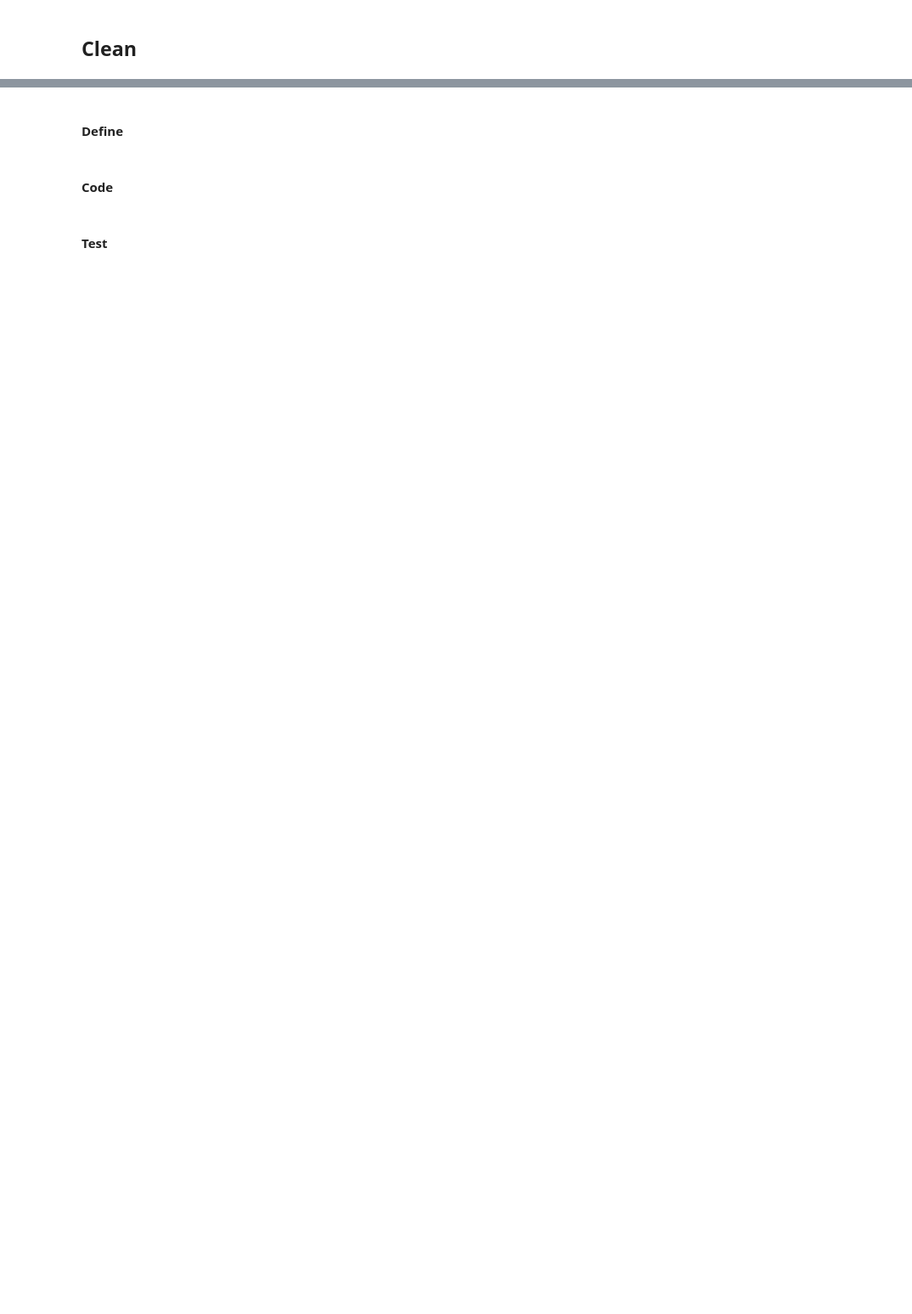
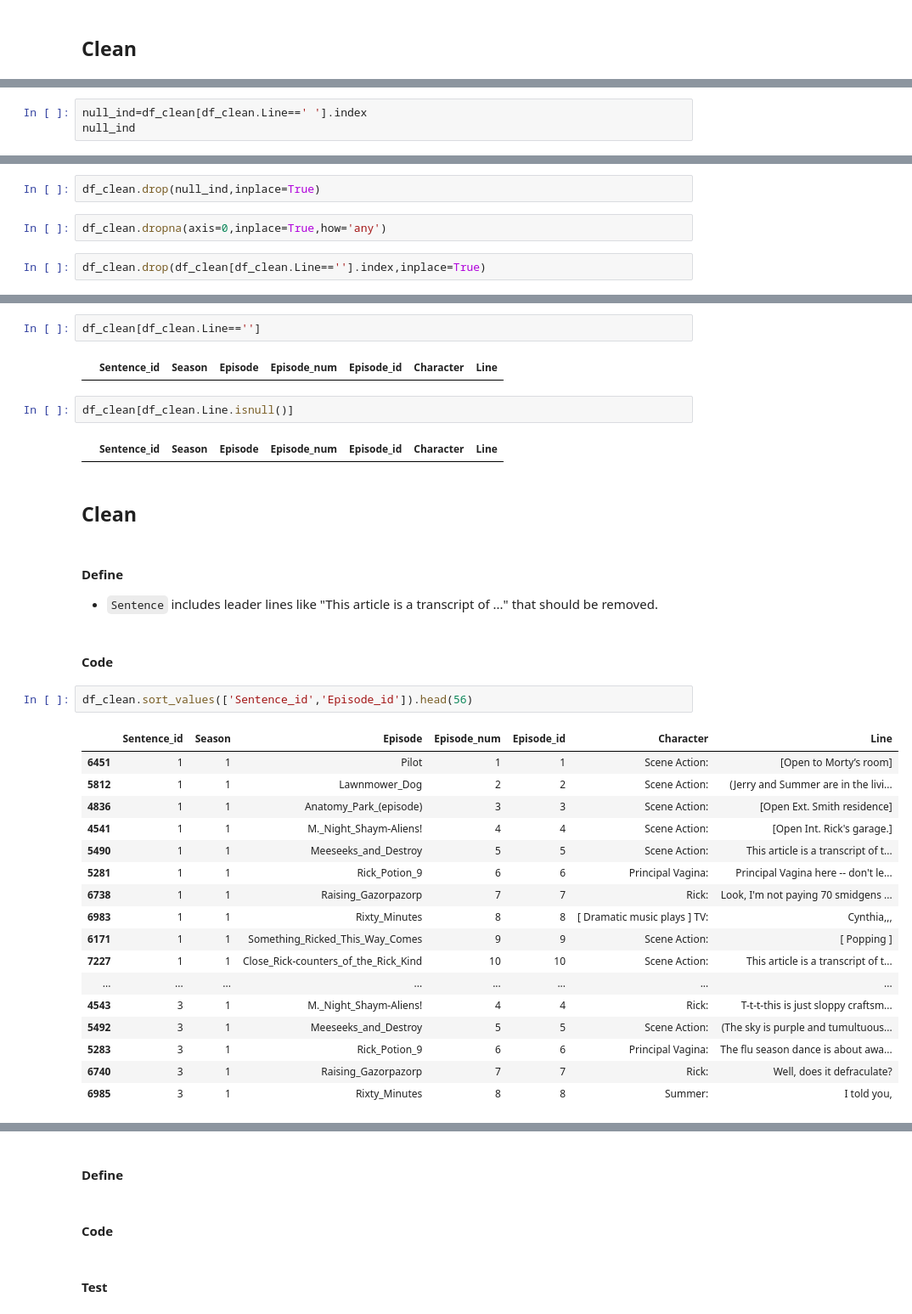
Before and after one commit to mccormd1/RandM_Transcript_Sentiment_Analysis, a Jupyter notebook: RandMClean.ipynb, the cells around one changed output, grey strips where cells are left out. Shown at 85% size. Cells and saved outputs as stored; diff of their text form; blank space fills up the shorter version.

```diff
--- a/RandMClean.ipynb
+++ b/RandMClean.ipynb
@@ -410,0 +565,3 @@ Name: Sentence, dtype: object
+# %%
+null_ind=df_clean[df_clean.Line==' '].index
+null_ind
@@ -410,0 +572,6 @@ Name: Sentence, dtype: object
+# %%
+df_clean.drop(null_ind,inplace=True)
+# %%
+df_clean.dropna(axis=0,inplace=True,how='any')
+# %%
+df_clean.drop(df_clean[df_clean.Line==''].index,inplace=True)
@@ -410,0 +606,36 @@ Name: Sentence, dtype: object
+# %%
+df_clean[df_clean.Line=='']
+# %% [output]
+|  | Sentence_id | Season | Episode | Episode_num | Episode_id | Character | Line |
+# %%
+df_clean[df_clean.Line.isnull()]
+# %% [output]
+|  | Sentence_id | Season | Episode | Episode_num | Episode_id | Character | Line |
+# %% [markdown]
+## Clean
+# %% [markdown]
+#### Define
+
+- `Sentence` includes leader lines like "This article is a transcript of ..." that should be removed.
+# %% [markdown]
+#### Code
+# %%
+df_clean.sort_values(['Sentence_id','Episode_id']).head(56)
+# %% [output]
+|  | Sentence_id | Season | Episode | Episode_num | Episode_id | Character | Line |
+| 6451 | 1 | 1 | Pilot | 1 | 1 | Scene Action: | [Open to Morty’s room] |
+| 5812 | 1 | 1 | Lawnmower_Dog | 2 | 2 | Scene Action: | (Jerry and Summer are in the livi... |
+| 4836 | 1 | 1 | Anatomy_Park_(episode) | 3 | 3 | Scene Action: | [Open Ext. Smith residence] |
+| 4541 | 1 | 1 | M._Night_Shaym-Aliens! | 4 | 4 | Scene Action: | [Open Int. Rick's garage.] |
+| 5490 | 1 | 1 | Meeseeks_and_Destroy | 5 | 5 | Scene Action: | This article is a transcript of t... |
+| 5281 | 1 | 1 | Rick_Potion_9 | 6 | 6 | Principal Vagina: | Principal Vagina here -- don't le... |
+| 6738 | 1 | 1 | Raising_Gazorpazorp | 7 | 7 | Rick: | Look, I'm not paying 70 smidgens ... |
+| 6983 | 1 | 1 | Rixty_Minutes | 8 | 8 | [ Dramatic music plays ] TV: | Cynthia,,, |
+| 6171 | 1 | 1 | Something_Ricked_This_Way_Comes | 9 | 9 | Scene Action: | [ Popping ] |
+| 7227 | 1 | 1 | Close_Rick-counters_of_the_Rick_Kind | 10 | 10 | Scene Action: | This article is a transcript of t... |
+| ... | ... | ... | ... | ... | ... | ... | ... |
+| 4543 | 3 | 1 | M._Night_Shaym-Aliens! | 4 | 4 | Rick: | T-t-t-this is just sloppy craftsm... |
+| 5492 | 3 | 1 | Meeseeks_and_Destroy | 5 | 5 | Scene Action: | (The sky is purple and tumultuous... |
+| 5283 | 3 | 1 | Rick_Potion_9 | 6 | 6 | Principal Vagina: | The flu season dance is about awa... |
+| 6740 | 3 | 1 | Raising_Gazorpazorp | 7 | 7 | Rick: | Well, does it defraculate? |
+| 6985 | 3 | 1 | Rixty_Minutes | 8 | 8 | Summer: | I told you, |
```
Also changed, not shown: parts of 93 cells of this notebook, 1 other file.
